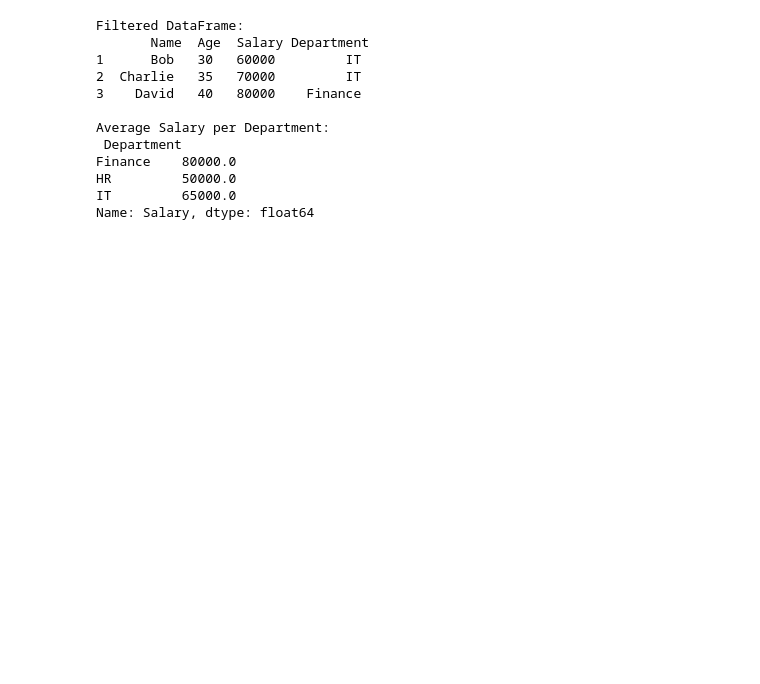
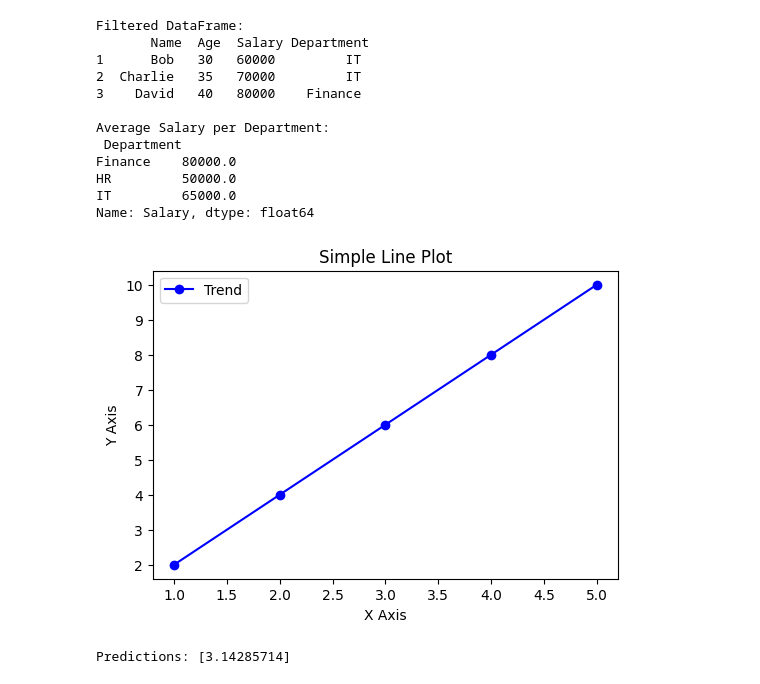
Before and after one commit to peesedeepa19-source/colab-code, a Jupyter notebook: Untitled0.ipynb, the cells around one changed output. Cells and saved outputs as stored; diff of their text form; code cells hidden in the pictures; blank space fills up the shorter version.

```diff
--- a/Untitled0.ipynb
+++ b/Untitled0.ipynb
@@ -301,3 +229,41 @@ Finance    80000.0
 HR         50000.0
 IT         65000.0
 Name: Salary, dtype: float64
+# %%
+import matplotlib.pyplot as plt
+import seaborn as sns
+
+# Sample data
+x = [1, 2, 3, 4, 5]
+y = [2, 4, 6, 8, 10]
+
+# Line Plot
+plt.figure(figsize=(6, 4))
+plt.plot(x, y, marker='o', color='b', label='Trend')
+plt.title("Simple Line Plot")
+plt.xlabel("X Axis")
+plt.ylabel("Y Axis")
+plt.legend()
+plt.show()
+# %% [output]
+[figure, added]
+# %%
+from sklearn.model_selection import train_test_split
+from sklearn.linear_model import LinearRegression
+
+# Features (X) and Target (y)
+X = [[1], [2], [3], [4], [5]]
+y = [2, 4, 5, 4, 5]
+
+# Train-Test Split
+X_train, X_test, y_train, y_test = train_test_split(X, y, test_size=0.2, random_state=42)
+
+# Train Linear Regression Model
+model = LinearRegression()
+model.fit(X_train, y_train)
+
+# Predict
+predictions = model.predict(X_test)
+print("Predictions:", predictions)
+# %% [output]
+Predictions: [3.14285714]
```
Also changed, not shown: parts of 1 cell of this notebook.
